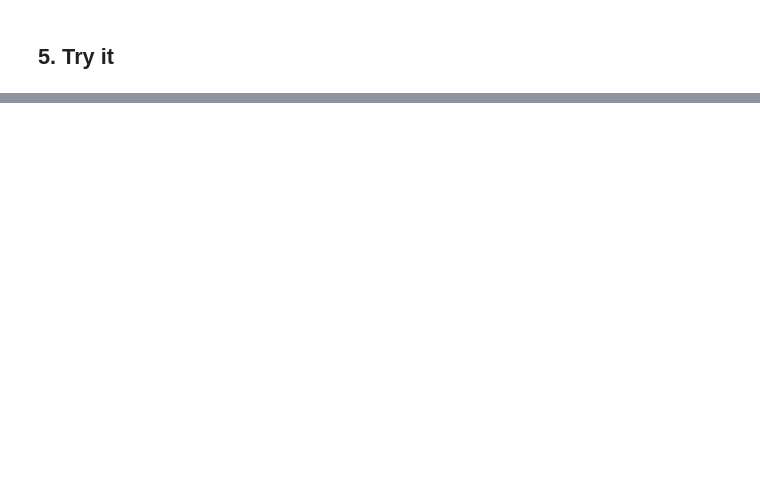
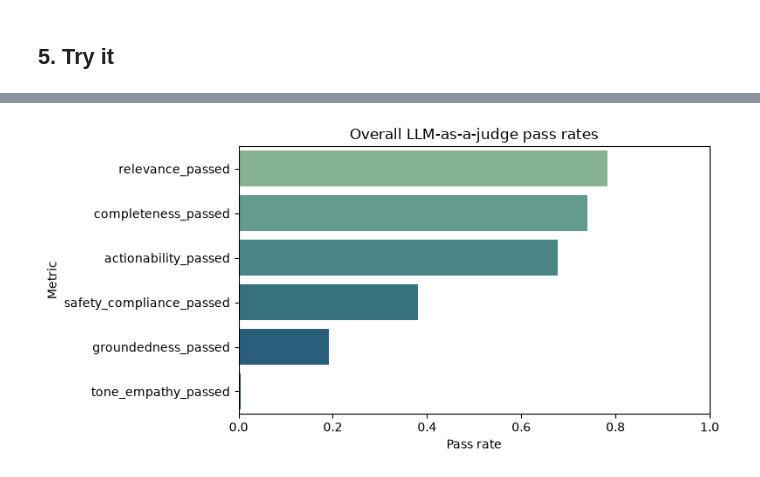
Before and after one commit to vstakhovsky/chatbot-evals-ai, a Jupyter notebook: notebooks/01_rag_evals.ipynb, the cells around one changed output, grey strips where cells are left out. Drawn from its saved outputs; the diff is of its cells as text; code cells hidden in the pictures; blank space fills up the shorter version.

```diff
--- a/notebooks/01_rag_evals.ipynb
+++ b/notebooks/01_rag_evals.ipynb
@@ -1206,0 +273,17 @@ Key findings:
+# %%
+# Run judges
+JUDGE_OUTPUT_PATH = OUTPUTS_DIR / "eval_results.csv"
+
+METRIC_COLS = ['relevance_passed', 'groundedness_passed', 'completeness_passed',
+               'actionability_passed', 'tone_empathy_passed', 'safety_compliance_passed']
+
+if JUDGE_OUTPUT_PATH.exists():
+    existing = pd.read_csv(JUDGE_OUTPUT_PATH)
+    print(f"Judge resume: {len(existing)} done, 0 missing")
+    eval_df = existing
+else:
+    print("Judge resume: 0 done, all missing")
+    await judge_with_resume(RAG_OUTPUT_PATH, JUDGE_OUTPUT_PATH)
+    eval_df = pd.read_csv(JUDGE_OUTPUT_PATH)
+
+print(eval_df.head())
@@ -1206,0 +308,6 @@ Key findings:
+# %%
+# Overall pass rates
+pass_rates = eval_df[METRIC_COLS].mean().sort_values(ascending=False)
+print("Overall LLM-as-a-judge pass rates:")
+for metric, rate in pass_rates.items():
+    print(f"  {metric.replace('_passed', '')}: {rate:.1%}")
@@ -1206,0 +322,18 @@ Key findings:
+# %%
+# Pass rate barplot
+plt.figure(figsize=(8, 4))
+sns.barplot(
+    x=pass_rates.values,
+    y=pass_rates.index,
+    hue=pass_rates.index,
+    palette="crest",
+    legend=False,
+)
+plt.xlim(0, 1)
+plt.xlabel("Pass rate")
+plt.ylabel("Metric")
+plt.title("Overall LLM-as-a-judge pass rates")
+plt.tight_layout()
+plt.show()
+# %% [output]
+[figure, added]
```
Also changed, not shown: parts of 64 cells of this notebook.
